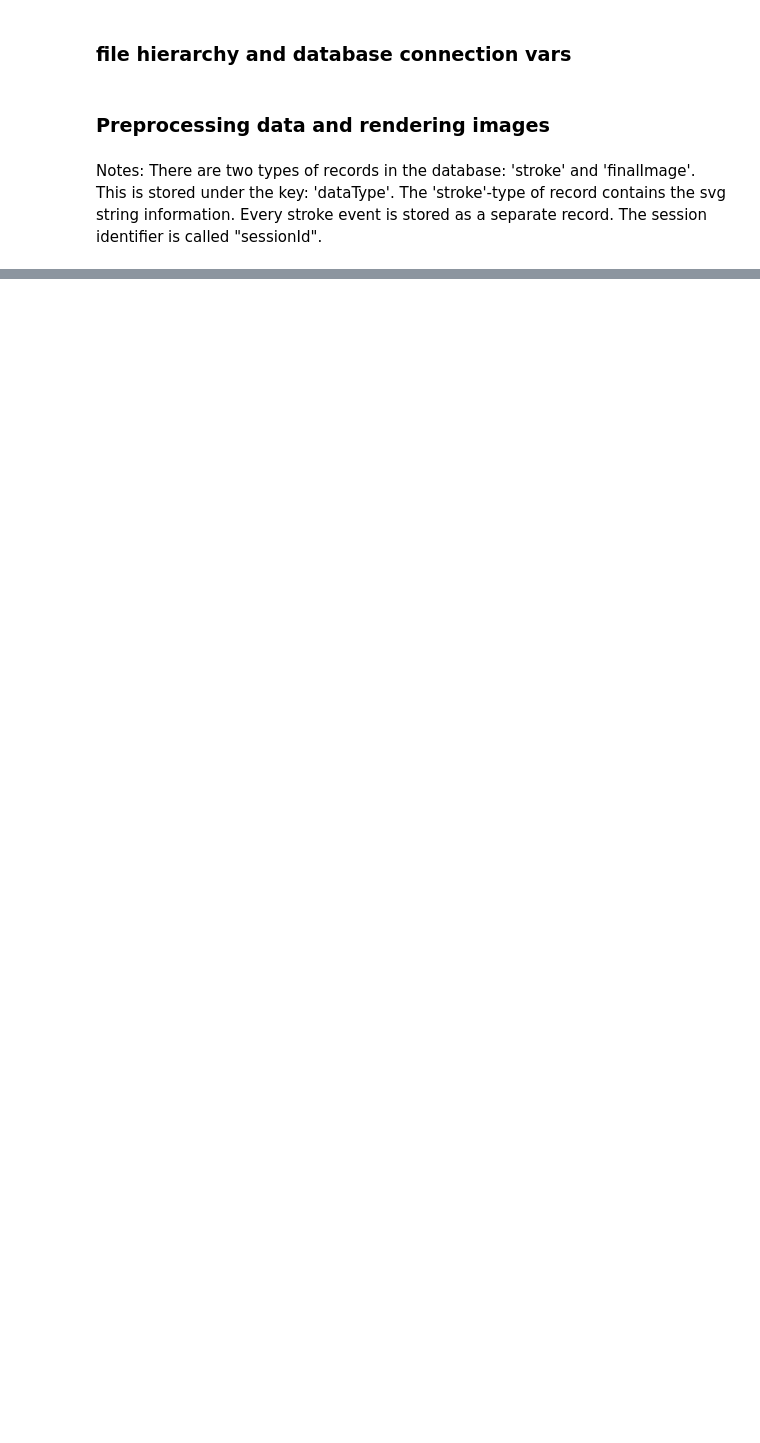
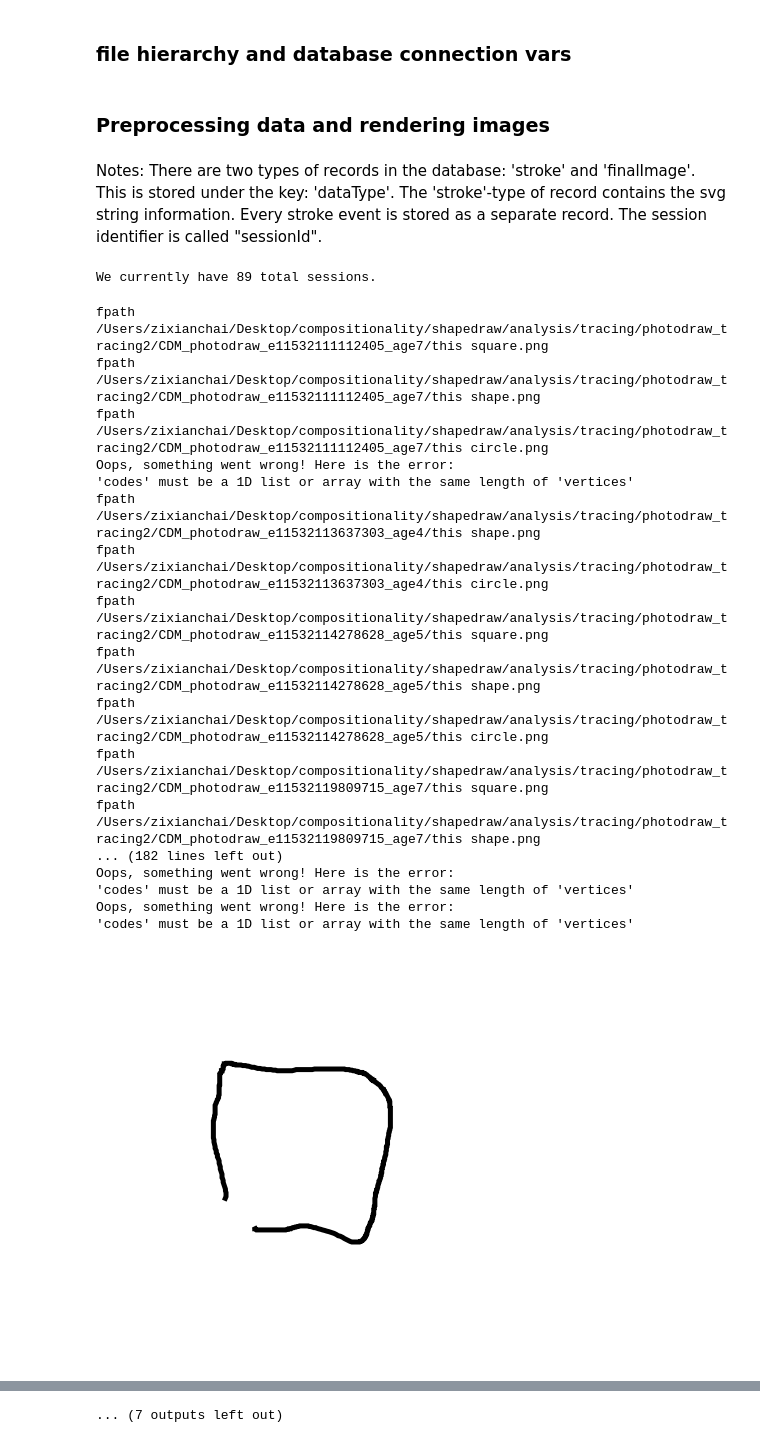
Before and after one commit to Renata1995/shapedraw, a Jupyter notebook: analysis/tracing/photodraw_tracing.ipynb, the cells around one changed output, grey strips where cells are left out. Saved outputs shown, nothing was run; the diff lists cells and outputs as text; code cells hidden in the pictures; blank space fills up the shorter version.

```diff
--- a/analysis/tracing/photodraw_tracing.ipynb
+++ b/analysis/tracing/photodraw_tracing.ipynb
@@ -31,12 +31,14 @@ from scipy.spatial import distance
 ### file hierarchy and database connection vars
 # %%
 ## directory & file hierarchy
+# iterationName = 'cdm_run_v4'
+# exp_path = 'museumstation'
 iterationName = 'CDM_photodraw_e1'
 exp_path = 'photodraw'
 analysis_dir = os.getcwd()
 exp_dir = os.path.abspath(os.path.join(os.getcwd(),'../..','experiments'))
-##
-tracing_dir = os.path.join(analysis_dir,'photodraw_tracing')
+
+tracing_dir = os.path.join(analysis_dir,'photodraw_tracing2')
 if not os.path.exists(tracing_dir):
     os.makedirs(tracing_dir)
 
@@ -52,7 +54,7 @@ host = 'rxdhawkins.me' ## cocolab ip address
 import pymongo as pm
 conn = pm.MongoClient('mongodb://sketchloop:' + pswd + '@127.0.0.1')
 db = conn['kiddraw']
-coll = db['CDM_photodraw_e1']
+coll = db[iterationName]
 # %% [markdown]
 ### Preprocessing data and rendering images
 # %% [markdown]
@@ -63,6 +65,8 @@ The session identifier is called "sessionId".
 # %%
 total_sessions = coll.find().distinct('sessionId') ## this returns ALL sessions in this collection.
 print 'We currently have {} total sessions.'.format(len(total_sessions))
+# %% [output]
+We currently have 89 total sessions.
 # %%
 ## see  https://docs.google.com/spreadsheets/d/1pZ2MFfAjoT_11ZJQcSAjdeA_ZZvRraTZRqkVBcVIXCM/edit#gid=8551646
 ## for information on which
@@ -92,40 +144,64 @@ exclude_session_id=['CDM_photodraw_e11532109648493',
 # %%
 tracing = ['this circle','this square','this shape']
 exclude_age = ['age8','age9','age10']
+canvas_size = 696
+imsize = 400
+# tracing = ['square', 'shape', 'this circle']
+# canvas_size = 809
+image_recs = coll.find({'$and': [{'dataType':'finalImage'}]})
 
-image_recs = coll.find({'$and': [{'dataType':'finalImage'}]}).sort('time')
 
 for imrec in image_recs:
     if imrec['sessionId'] not in exclude_session_id and imrec['category'] in tracing and imrec['age'] not in exclude_age:
+#     if imrec['category'] in tracing:
         stroke_recs = coll.find({'$and': [{'sessionId':imrec['sessionId']},
                                 {'dataType':'stroke'},
                                 {'category': imrec['category']}]}).sort('time')
         try:
         ## check to make sure that there is at least one stroke!
-            if stroke_recs.count()>0:
+            if stroke_recs.count()>0 and stroke_recs.count()<50:
 
                 ## some handy metadata for writing out the sketch PNG filename
                 category = imrec['category']
                 session_id = imrec['sessionId']
                 age = imrec['age']
 
                 ## now make an svg list!
                 svg_list = rdh.make_svg_list(stroke_recs)
 
                 ## now get me some verts and codes!
                 Verts, Codes = rdh.get_verts_and_codes(svg_list)
                 outpath = os.path.join(tracing_dir,'{}_{}'.format(session_id, age))
 
                 ## now render out your cumulative sketches and save out as pngs!
                 rdh.render_and_save(Verts,
                                 Codes,
                                 outpath,
-                                line_width=3,
-                                imsize=200,
-                                canvas_size=696,
+                                line_width=5,
+                                imsize=400,
+                                canvas_size=canvas_size,
                                 category=category)
 
         except Exception as e:
             print 'Oops, something went wrong! Here is the error:'
             print e
             pass
+# %% [output]
+fpath /Users/zixianchai/Desktop/compositionality/shapedraw/analysis/tracing/photodraw_tracing2/CDM_photodraw_e11532111112405_age7/this square.png
+fpath /Users/zixianchai/Desktop/compositionality/shapedraw/analysis/tracing/photodraw_tracing2/CDM_photodraw_e11532111112405_age7/this shape.png
+fpath /Users/zixianchai/Desktop/compositionality/shapedraw/analysis/tracing/photodraw_tracing2/CDM_photodraw_e11532111112405_age7/this circle.png
+Oops, something went wrong! Here is the error:
+'codes' must be a 1D list or array with the same length of 'vertices'
+fpath /Users/zixianchai/Desktop/compositionality/shapedraw/analysis/tracing/photodraw_tracing2/CDM_photodraw_e11532113637303_age4/this shape.png
+fpath /Users/zixianchai/Desktop/compositionality/shapedraw/analysis/tracing/photodraw_tracing2/CDM_photodraw_e11532113637303_age4/this circle.png
+fpath /Users/zixianchai/Desktop/compositionality/shapedraw/analysis/tracing/photodraw_tracing2/CDM_photodraw_e11532114278628_age5/this square.png
+fpath /Users/zixianchai/Desktop/compositionality/shapedraw/analysis/tracing/photodraw_tracing2/CDM_photodraw_e11532114278628_age5/this shape.png
+fpath /Users/zixianchai/Desktop/compositionality/shapedraw/analysis/tracing/photodraw_tracing2/CDM_photodraw_e11532114278628_age5/this circle.png
+fpath /Users/zixianchai/Desktop/compositionality/shapedraw/analysis/tracing/photodraw_tracing2/CDM_photodraw_e11532119809715_age7/this square.png
+fpath /Users/zixianchai/Desktop/compositionality/shapedraw/analysis/tracing/photodraw_tracing2/CDM_photodraw_e11532119809715_age7/this shape.png
+... (182 lines left out)
+Oops, something went wrong! Here is the error:
+'codes' must be a 1D list or array with the same length of 'vertices'
+Oops, something went wrong! Here is the error:
+'codes' must be a 1D list or array with the same length of 'vertices'
+[figure, added]
@@ -131,0 +218 @@ for imrec in image_recs:
+... (7 outputs left out)
```
Also changed, not shown: parts of 2 cells of this notebook, 20 other files.
